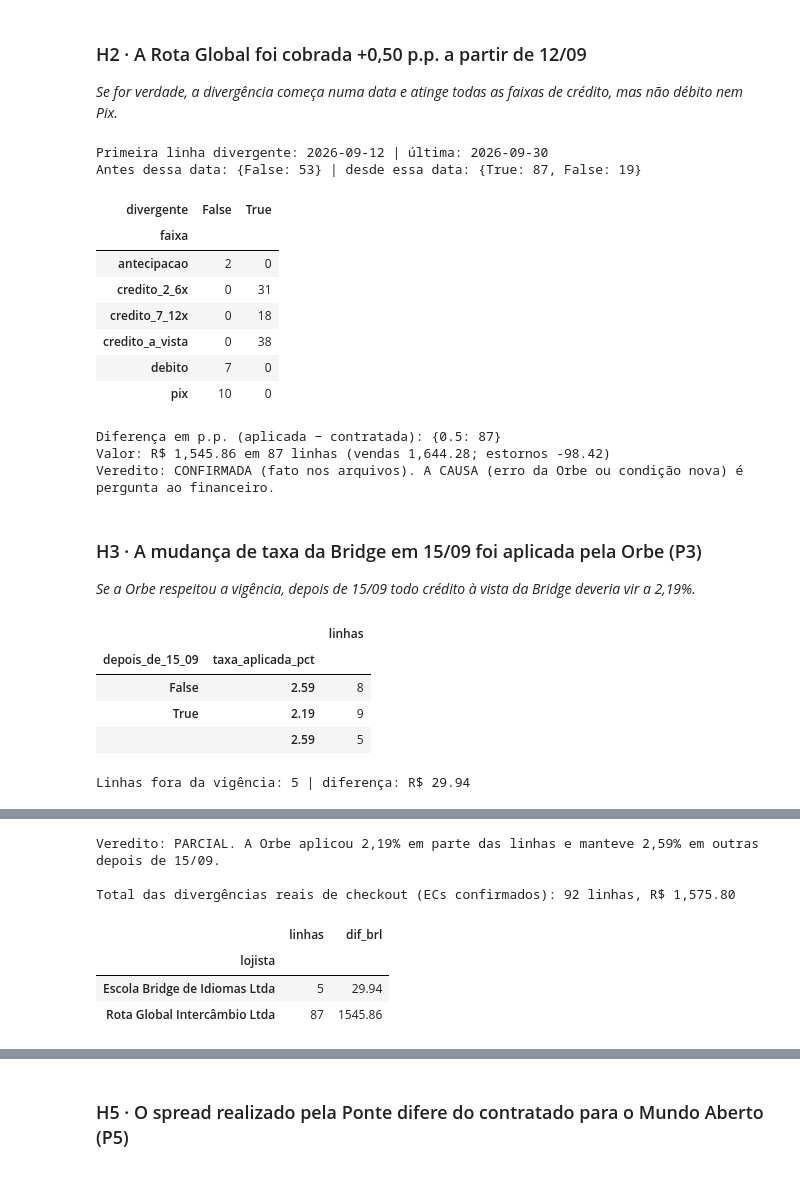
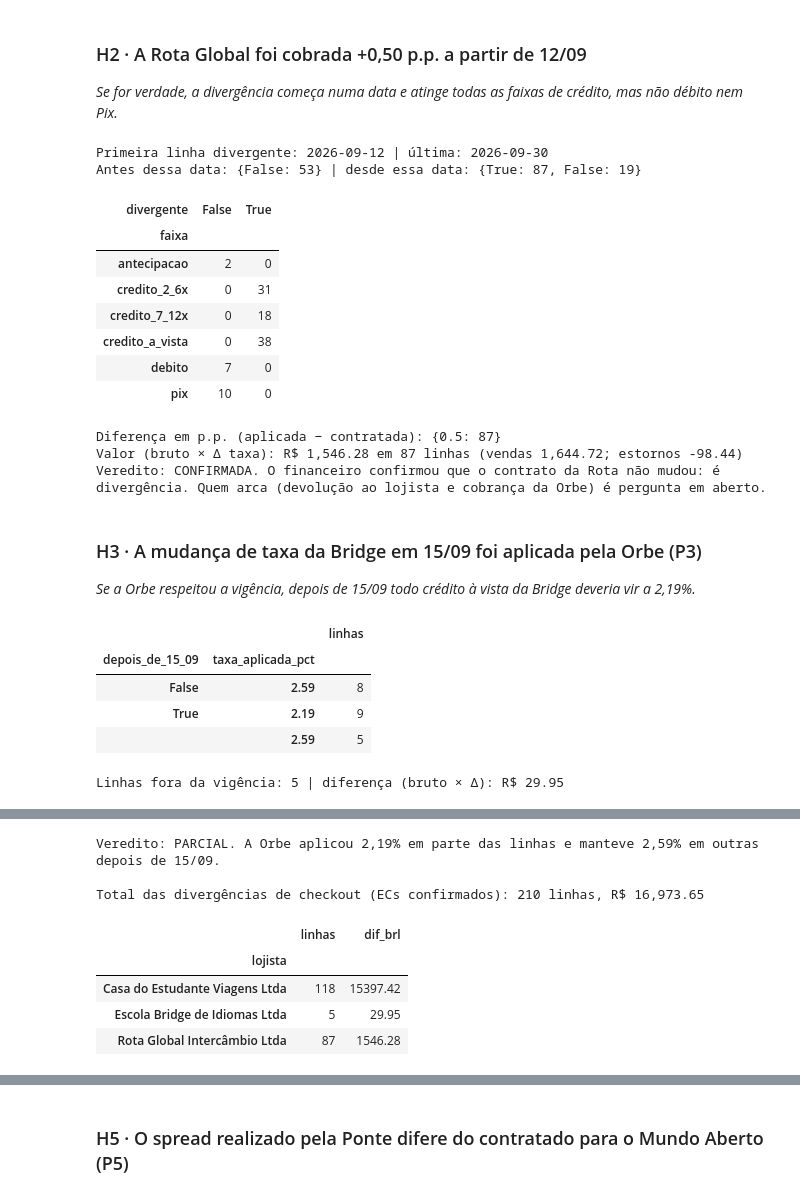
Before and after one commit to matos01pedro26-lab/hackaton_barte, a Jupyter notebook: analise_setembro.ipynb, the cells around one changed output, grey strips where cells are left out. Cells and saved outputs as stored; diff of their text form; code cells hidden in the pictures.

```diff
--- a/analise_setembro.ipynb
+++ b/analise_setembro.ipynb
@@ -34,12 +34,14 @@ TAXAS = ["taxa_debito_pct", "taxa_credito_vista_pct", "taxa_credito_2_6x_pct", "
          "taxa_pix_pct", "taxa_antecipacao_pct"]
 lojista = ler("dim_lojista")
 ec = ler("dim_ec", num=["n_linhas_orbe"])
-contrato = ler("dim_contrato_taxa", num=TAXAS + ["spread_remessa_pct"], datas=["vigencia_ini", "vigencia_fim"])
+contrato = ler("dim_contrato_taxa", num=TAXAS + ["spread_remessa_pct", "spread_remessa_efetivo_pct"],
+               datas=["vigencia_ini", "vigencia_fim"])
 plano = ler("dim_plano_contas")
 orbe = ler("fato_orbe", num=["parcelas", "valor_bruto", "taxa_aplicada_pct", "valor_taxa", "valor_liquido"],
            datas=["data_movimento", "data_venda_original", "data_taxa_ref"])
 ponte = ler("fato_ponte", num=["valor_me", "taxa_cliente", "ptax", "valor_brl", "spread_brl", "spread_pct",
-                               "spread_estimado_brl", "iof_brl"], datas=["data_contratacao", "data_liquidacao"])
+                               "spread_estimado_brl", "iof_brl", "spread_contratado_pct"],
+            datas=["data_contratacao", "data_liquidacao"])
 banco = ler("fato_banco", num=["valor", "saldo"], datas=["data"])
 controle = ler("controle_ingestao")
 
@@ -298,10 +302,16 @@ base = base[vig_ok].copy()
 assert len(base) == len(conf), f"vigência deixou {len(conf) - len(base)} linhas sem contrato ou duplicou"
 base["taxa_contrato_pct"] = base.apply(lambda r: r[FAIXA_COL[r.faixa]], axis=1)
 base["comissao_contrato"] = [float(comissao(b, t)) for b, t in zip(base.valor_bruto, base.taxa_contrato_pct)]
-base["dif_orbe_menos_contrato"] = (base.valor_taxa - base.comissao_contrato).round(2)
+# Regra do financeiro: divergência existe quando a taxa aplicada é diferente da contratada, e o valor é
+# valor bruto × (taxa aplicada − contratada), arredondado por linha. Centavo de truncamento da Orbe NÃO é divergência.
+base["delta_pp"] = (base.taxa_aplicada_pct - base.taxa_contrato_pct).round(4)
+base["divergente"] = base.delta_pp.abs() > 1e-6
+base["dif_brl"] = [float(comissao(b, d)) if dv else 0.0 for b, d, dv in zip(base.valor_bruto, base.delta_pp, base.divergente)]
+base["dif_trunc_orbe"] = (base.valor_taxa - base.comissao_contrato).round(2)   # só informativo (H1)
 base["linha"] = base.tipo_lancamento.map(lambda t: "antecipacao" if "ANTECIPACAO" in t else "MDR")
-base["divergente"] = base.dif_orbe_menos_contrato.abs() > 0.01
 print("Linhas com contrato encontrado:", len(base), "de", len(conf), "(ECs confirmados)")
+print("Linhas fora da comissão por EC não confirmado:", int((orbe.status_ec != "CONFIRMADO").sum()),
+      "(", ", ".join(sorted(orbe[orbe.status_ec != "CONFIRMADO"].status_ec.unique())), ")")
 base["lojista"] = base.cnpj.map(lojista.set_index("cnpj").nome_canonico)
 com_lojista = (base.pivot_table(index="lojista", columns="linha", values="comissao_contrato", aggfunc="sum", fill_value=0).round(2))
 com_lojista["total"] = com_lojista.sum(axis=1).round(2)
@@ -373,10 +384,11 @@ print("Antes dessa data:", rg[rg.data_taxa_ref < primeira].divergente.value_coun
 display(pd.crosstab(rg[rg.data_taxa_ref >= primeira].faixa, rg[rg.data_taxa_ref >= primeira].divergente))
 dif_pp = (div_rg.taxa_aplicada_pct - div_rg.taxa_contrato_pct).round(2)
 print("Diferença em p.p. (aplicada − contratada):", dif_pp.value_counts().to_dict())
-print(f"Valor: R$ {div_rg.dif_orbe_menos_contrato.sum():,.2f} em {len(div_rg)} linhas "
-      f"(vendas {div_rg[div_rg.tipo_lancamento=='VENDA'].dif_orbe_menos_contrato.sum():,.2f}; "
-      f"estornos {div_rg[div_rg.tipo_lancamento=='ESTORNO'].dif_orbe_menos_contrato.sum():,.2f})")
-print("Veredito: CONFIRMADA (fato nos arquivos). A CAUSA (erro da Orbe ou condição nova) é pergunta ao financeiro.")
+print(f"Valor (bruto × Δ taxa): R$ {div_rg.dif_brl.sum():,.2f} em {len(div_rg)} linhas "
+      f"(vendas {div_rg[div_rg.tipo_lancamento=='VENDA'].dif_brl.sum():,.2f}; "
+      f"estornos {div_rg[div_rg.tipo_lancamento=='ESTORNO'].dif_brl.sum():,.2f})")
+print("Veredito: CONFIRMADA. O financeiro confirmou que o contrato da Rota não mudou: é divergência. "
+      "Quem arca (devolução ao lojista e cobrança da Orbe) é pergunta em aberto.")
 # %% [output]
 Primeira linha divergente: 2026-09-12 | última: 2026-09-30
 Antes dessa data: {False: 53} | desde essa data: {True: 87, False: 19}
@@ -389,8 +401,8 @@ Antes dessa data: {False: 53} | desde essa data: {True: 87, False: 19}
 | debito | 7 | 0 |
 | pix | 10 | 0 |
 Diferença em p.p. (aplicada − contratada): {0.5: 87}
-Valor: R$ 1,545.86 em 87 linhas (vendas 1,644.28; estornos -98.42)
-Veredito: CONFIRMADA (fato nos arquivos). A CAUSA (erro da Orbe ou condição nova) é pergunta ao financeiro.
+Valor (bruto × Δ taxa): R$ 1,546.28 em 87 linhas (vendas 1,644.72; estornos -98.44)
+Veredito: CONFIRMADA. O financeiro confirmou que o contrato da Rota não mudou: é divergência. Quem arca (devolução ao lojista e cobrança da Orbe) é pergunta em aberto.
 # %% [markdown]
 ### H3 · A mudança de taxa da Bridge em 15/09 foi aplicada pela Orbe (P3)
 *Se a Orbe respeitou a vigência, depois de 15/09 todo crédito à vista da Bridge deveria vir a 2,19%.*
@@ -399,19 +411,19 @@ br = base[(base.ec == "1075624862") & (base.faixa == "credito_a_vista")].copy()
 br["depois_de_15_09"] = br.data_taxa_ref >= "2026-09-15"
 display(br.groupby(["depois_de_15_09", "taxa_aplicada_pct"]).size().rename("linhas").to_frame())
 fora = br[br.divergente]
-print(f"Linhas fora da vigência: {len(fora)} | diferença: R$ {fora.dif_orbe_menos_contrato.sum():,.2f}")
+print(f"Linhas fora da vigência: {len(fora)} | diferença (bruto × Δ): R$ {fora.dif_brl.sum():,.2f}")
 display(fora[["id_transacao", "data_movimento", "tipo_lancamento", "valor_bruto", "taxa_aplicada_pct", "taxa_contrato_pct",
-              "dif_orbe_menos_contrato"]])
+              "dif_brl"]])
 print("Veredito: PARCIAL. A Orbe aplicou 2,19% em parte das linhas e manteve 2,59% em outras depois de 15/09.")
 
 todas = base[base.divergente]
-print(f"\nTotal das divergências reais de checkout (ECs confirmados): {len(todas)} linhas, R$ {todas.dif_orbe_menos_contrato.sum():,.2f}")
-display(todas.groupby("lojista").agg(linhas=("id_transacao", "size"), dif_brl=("dif_orbe_menos_contrato", "sum")).round(2))
+print(f"\nTotal das divergências de checkout (ECs confirmados): {len(todas)} linhas, R$ {todas.dif_brl.sum():,.2f}")
+display(todas.groupby("lojista").agg(linhas=("id_transacao", "size"), dif_brl=("dif_brl", "sum")).round(2))
 # %% [output]
 |  |  | linhas |
 | depois_de_15_09 | taxa_aplicada_pct |  |
 | False | 2.59 | 8 |
 | True | 2.19 | 9 |
 |  | 2.59 | 5 |
-Linhas fora da vigência: 5 | diferença: R$ 29.94
+Linhas fora da vigência: 5 | diferença (bruto × Δ): R$ 29.95
 |  | id_transacao | data_movimento | tipo_lancamento | valor_bruto | taxa_aplicada_pct | taxa_contrato_pct | ... |
@@ -423,9 +435,10 @@ Linhas fora da vigência: 5 | diferença: R$ 29.94
 Veredito: PARCIAL. A Orbe aplicou 2,19% em parte das linhas e manteve 2,59% em outras depois de 15/09.
 
-Total das divergências reais de checkout (ECs confirmados): 92 linhas, R$ 1,575.80
+Total das divergências de checkout (ECs confirmados): 210 linhas, R$ 16,973.65
 |  | linhas | dif_brl |
 | lojista |  |  |
-| Escola Bridge de Idiomas Ltda | 5 | 29.94 |
-| Rota Global Intercâmbio Ltda | 87 | 1545.86 |
+| Casa do Estudante Viagens Ltda | 118 | 15397.42 |
+| Escola Bridge de Idiomas Ltda | 5 | 29.95 |
+| Rota Global Intercâmbio Ltda | 87 | 1546.28 |
 # %% [markdown]
 ### H4 · EC sem mapeamento confirmado deixa muito volume de fora (P4)
```
Also changed, not shown: parts of 21 cells of this notebook, 13 other files.
